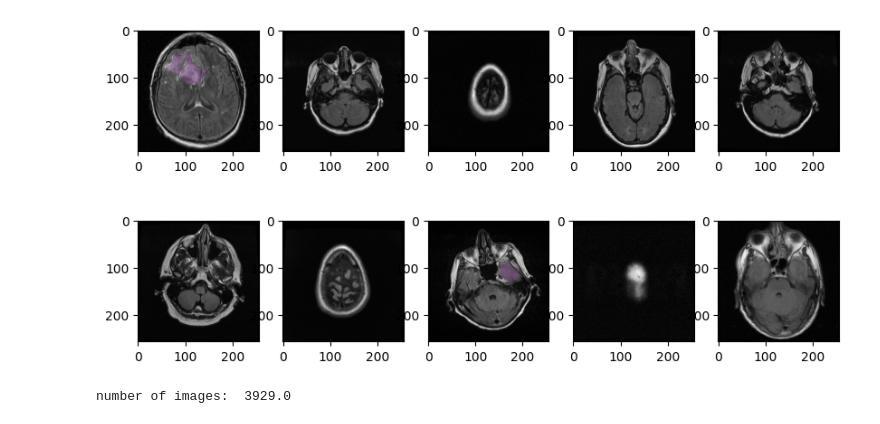
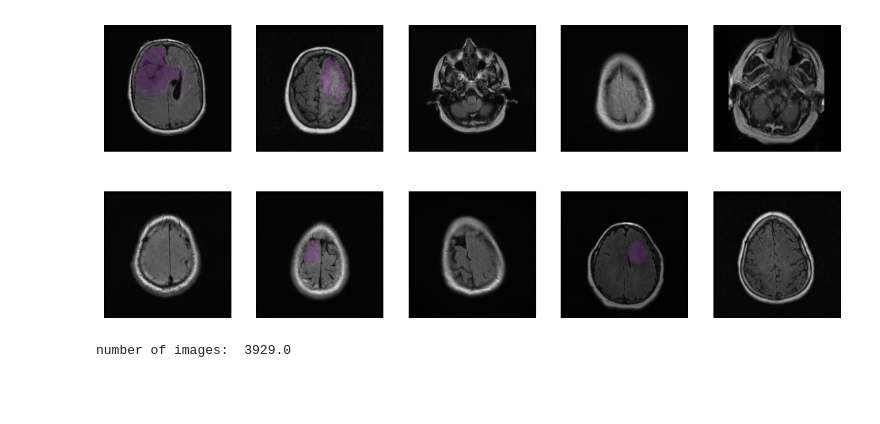
Before and after one commit to CodingDog67/ML-Projects, a Jupyter notebook: brain tumor segmentation LGG/tumor_meta_data_eda.ipynb, the cells around one changed output. Cells and saved outputs as stored; diff of their text form; code cells hidden in the pictures; blank space fills up the shorter version.

```diff
--- a/brain tumor segmentation LGG/tumor_meta_data_eda.ipynb
+++ b/brain tumor segmentation LGG/tumor_meta_data_eda.ipynb
@@ -23,35 +39,36 @@ def display_images(img_path, num_images = 10):
     labels = []
     patients = random.sample(img_path, k= num_images)
 
     # pick a random image, one per patient
     for pat in patients:
         # random image number
         pat_img_dir = data_path + pat
         pat_list = os.listdir(pat_img_dir)
         ran = random.choice(range(1, int(len(pat_list)/2)))
         temp_img = [x for x in pat_list if ('_' + str(ran) + '.tif') in x]
         temp_label = [x for x in pat_list if ('_' + str(ran) + '_mask.tif') in x]
         images.append(pat_img_dir + '\\' + temp_img[-1])
         labels.append(pat_img_dir + '\\' + temp_label[-1])
 
-    fig = plt.figure(figsize=(10,5))
+    fig = plt.figure(figsize=(12,5))
     rows = 2
     columns = 5
     for i in range (1, num_images+1):
         img = plt.imread(images[i-1])
         label = plt.imread(labels[i-1])
         label = np.ma.masked_where(label == 0, label)  # turns all zero pixels transparent
         fig.add_subplot(rows, columns, i)
+        plt.axis('off')
         plt.imshow(img[:, :, 1], cmap=plt.cm.gray)  # choose the modality mode here
         plt.imshow(label, interpolation='none', alpha=0.4)
     plt.show()
 
     return images, labels
 
 images, labels = display_images(image_paths)
 #images
 # %% [output]
-[figure, old version]
+[figure, new version]
 # %%
 from glob import glob
 test = glob("D:\\Code\\ML Projects\\brain tumor segmentation LGG\\data\\kaggle_3m\\*\\*.tif")
```
Also changed, not shown: parts of 2 cells of this notebook, 4 other files.
